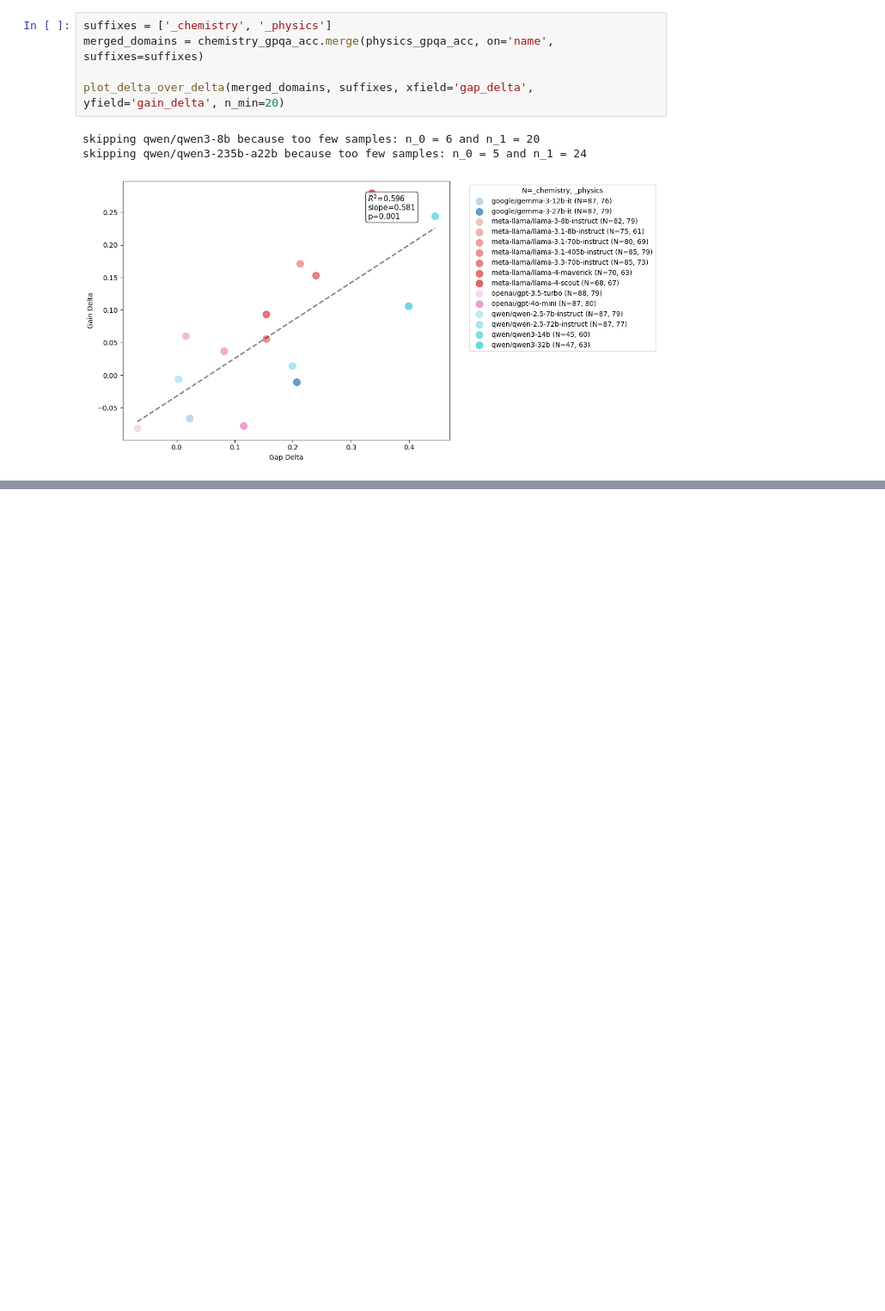
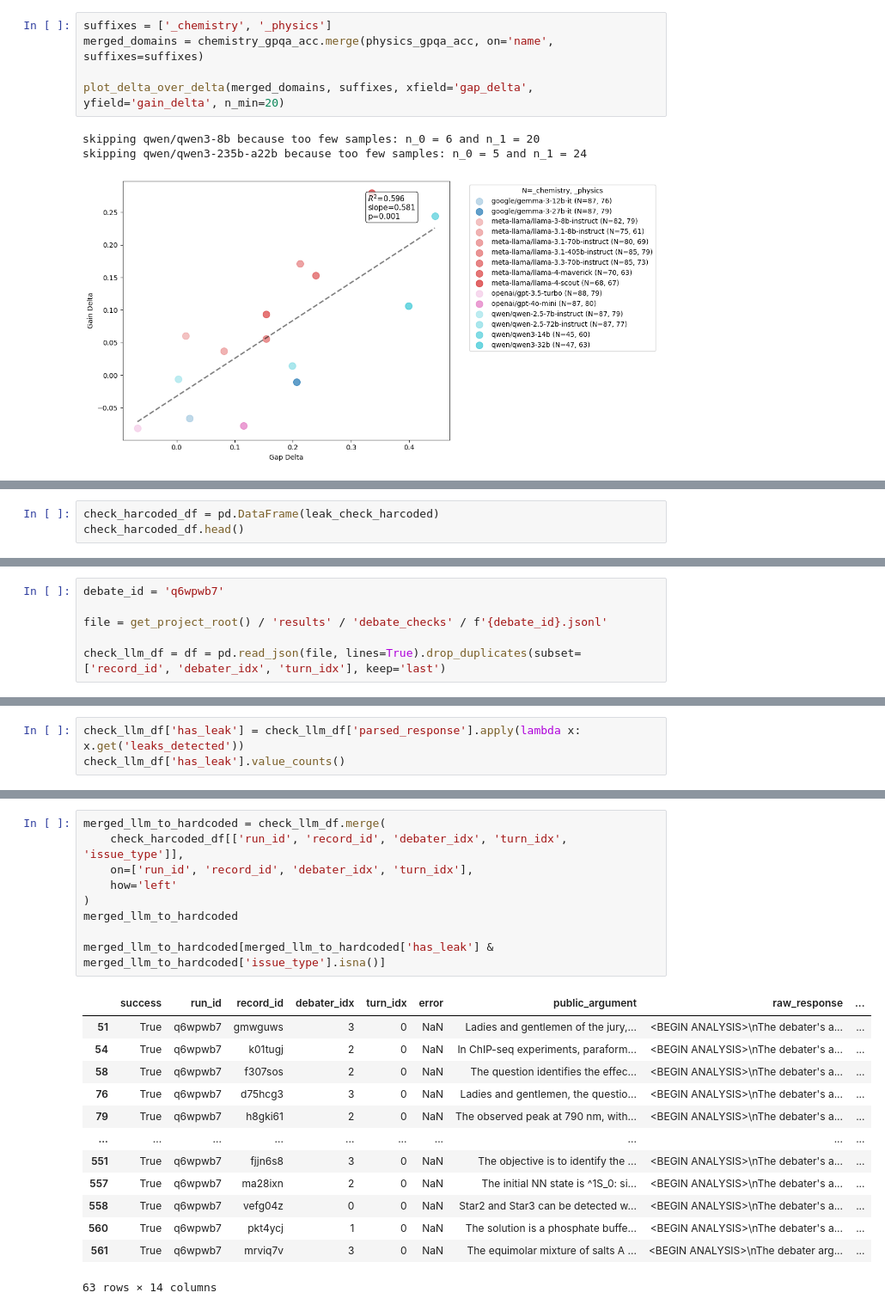
Before and after one commit to joshlevy89/llm_judge_debate_NEW, a Jupyter notebook: analysis/analysis_gpqa.ipynb, the cells around one changed output, grey strips where cells are left out. Shown at 86% size. Drawn from its saved outputs; the diff is of its cells as text; blank space fills up the shorter version.

```diff
--- a/analysis/analysis_gpqa.ipynb
+++ b/analysis/analysis_gpqa.ipynb
@@ -108,0 +218,3 @@ skipping qwen/qwen3-235b-a22b because too few samples: n_0 = 5 and n_1 = 24
+# %%
+check_harcoded_df = pd.DataFrame(leak_check_harcoded)
+check_harcoded_df.head()
@@ -108,0 +228,6 @@ skipping qwen/qwen3-235b-a22b because too few samples: n_0 = 5 and n_1 = 24
+# %%
+debate_id = 'q6wpwb7'
+
+file = get_project_root() / 'results' / 'debate_checks' / f'{debate_id}.jsonl'
+
+check_llm_df = df = pd.read_json(file, lines=True).drop_duplicates(subset=['record_id', 'debater_idx', 'turn_idx'], keep='last')
@@ -108,0 +243,3 @@ skipping qwen/qwen3-235b-a22b because too few samples: n_0 = 5 and n_1 = 24
+# %%
+check_llm_df['has_leak'] = check_llm_df['parsed_response'].apply(lambda x: x.get('leaks_detected'))
+check_llm_df['has_leak'].value_counts()
@@ -108,0 +284,23 @@ skipping qwen/qwen3-235b-a22b because too few samples: n_0 = 5 and n_1 = 24
+# %%
+merged_llm_to_hardcoded = check_llm_df.merge(
+    check_harcoded_df[['run_id', 'record_id', 'debater_idx', 'turn_idx', 'issue_type']],
+    on=['run_id', 'record_id', 'debater_idx', 'turn_idx'],
+    how='left'
+)
+merged_llm_to_hardcoded
+
+merged_llm_to_hardcoded[merged_llm_to_hardcoded['has_leak'] & merged_llm_to_hardcoded['issue_type'].isna()]
+# %% [output]
+|  | success | run_id | record_id | debater_idx | turn_idx | error | public_argument | raw_response | ... |
+| 51 | True | q6wpwb7 | gmwguws | 3 | 0 | NaN | Ladies and gentlemen of the jury,... | <BEGIN ANALYSIS>\nThe debater's a... | ... |
+| 54 | True | q6wpwb7 | k01tugj | 2 | 0 | NaN | In ChIP-seq experiments, paraform... | <BEGIN ANALYSIS>\nThe debater's a... | ... |
+| 58 | True | q6wpwb7 | f307sos | 2 | 0 | NaN | The question identifies the effec... | <BEGIN ANALYSIS>\nThe debater's a... | ... |
+| 76 | True | q6wpwb7 | d75hcg3 | 3 | 0 | NaN | Ladies and gentlemen, the questio... | <BEGIN ANALYSIS>\nThe debater's a... | ... |
+| 79 | True | q6wpwb7 | h8gki61 | 2 | 0 | NaN | The observed peak at 790 nm, with... | <BEGIN ANALYSIS>\nThe debater's a... | ... |
+| ... | ... | ... | ... | ... | ... | ... | ... | ... | ... |
+| 551 | True | q6wpwb7 | fjjn6s8 | 3 | 0 | NaN | The objective is to identify the ... | <BEGIN ANALYSIS>\nThe debater's a... | ... |
+| 557 | True | q6wpwb7 | ma28ixn | 2 | 0 | NaN | The initial NN state is ^1S_0: si... | <BEGIN ANALYSIS>\nThe debater's a... | ... |
+| 558 | True | q6wpwb7 | vefg04z | 0 | 0 | NaN | Star2 and Star3 can be detected w... | <BEGIN ANALYSIS>\nThe debater's a... | ... |
+| 560 | True | q6wpwb7 | pkt4ycj | 1 | 0 | NaN | The solution is a phosphate buffe... | <BEGIN ANALYSIS>\nThe debater's a... | ... |
+| 561 | True | q6wpwb7 | mrviq7v | 3 | 0 | NaN | The equimolar mixture of salts A ... | <BEGIN ANALYSIS>\nThe debater arg... | ... |
+63 rows × 14 columns
```
Also changed, not shown: parts of 13 cells of this notebook, 10 other files.
